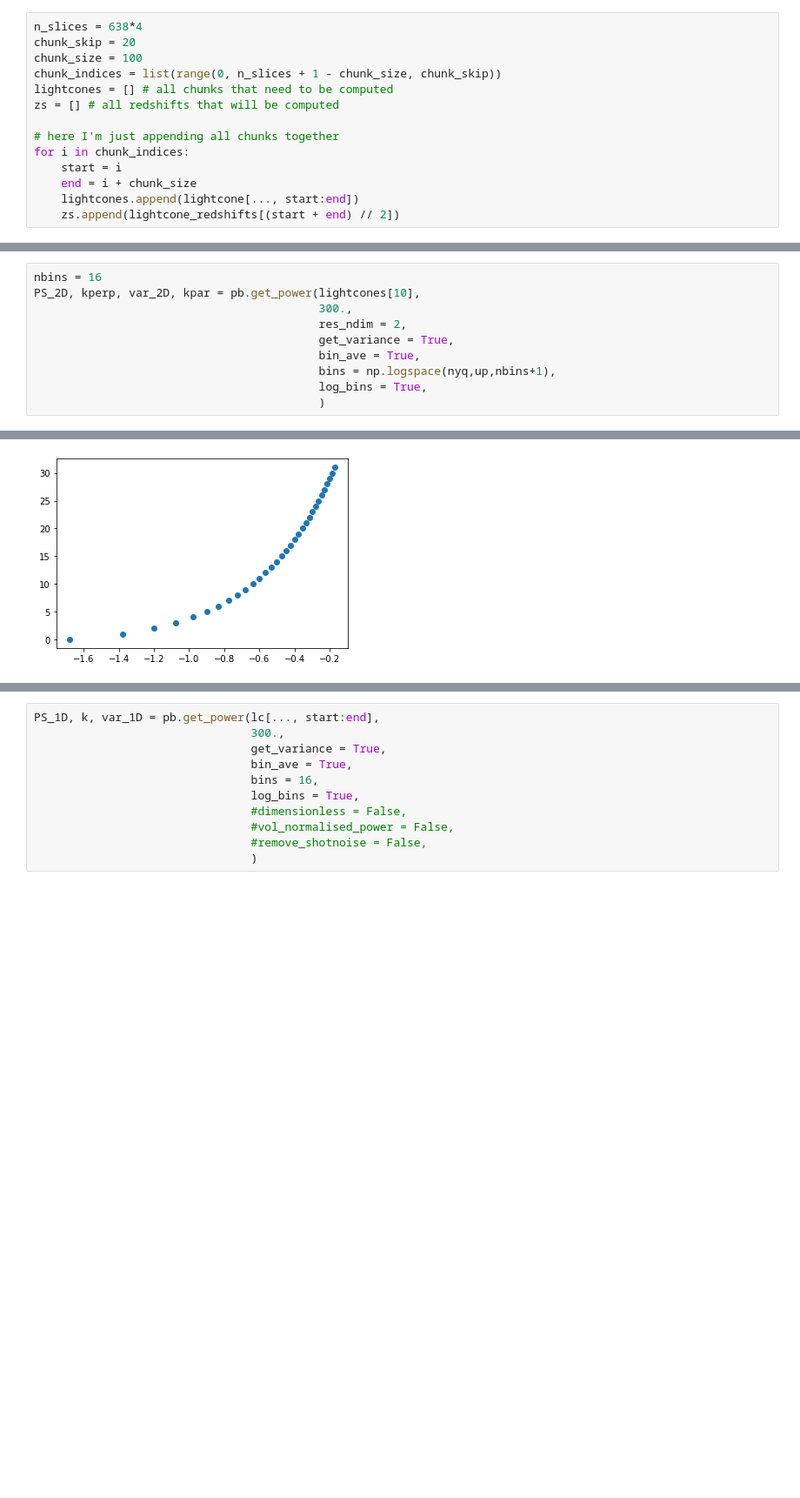
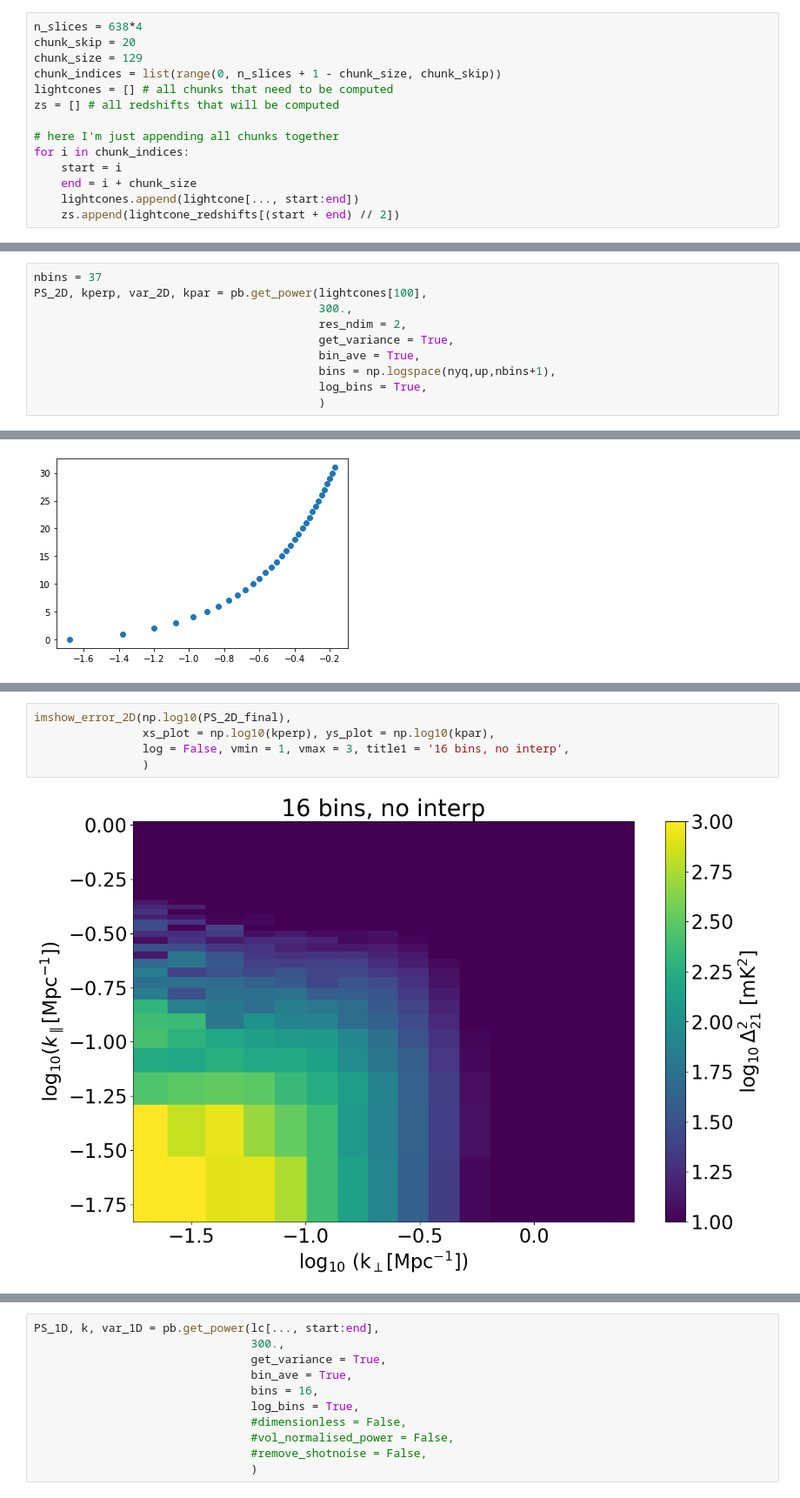
Before and after one commit to DanielaBreitman/21cmPSDenoiser, a Jupyter notebook: CV_PS_database.ipynb, the cells around one changed output, grey strips where cells are left out. Shown at 87% size. Cells and saved outputs as stored; diff of their text form; blank space fills up the shorter version.

Commit message:
Training without interpolation and without log sort of works

```diff
--- a/CV_PS_database.ipynb
+++ b/CV_PS_database.ipynb
@@ -450,7 +433,7 @@ lightcone_redshifts[1260]
 # %%
 n_slices = 638*4
 chunk_skip = 20
-chunk_size = 100
+chunk_size = 129
 chunk_indices = list(range(0, n_slices + 1 - chunk_size, chunk_skip))
 lightcones = [] # all chunks that need to be computed
 zs = [] # all redshifts that will be computed
@@ -496,6 +479,6 @@ np.array(lightcones).shape
 # %%
-nbins = 16
-PS_2D, kperp, var_2D, kpar = pb.get_power(lightcones[10],
+nbins = 37
+PS_2D, kperp, var_2D, kpar = pb.get_power(lightcones[100],
                                           300.,
                                           res_ndim = 2,
                                           get_variance = True,
@@ -640,0 +656,7 @@ plt.show()
+# %%
+imshow_error_2D(np.log10(PS_2D_final),
+                xs_plot = np.log10(kperp), ys_plot = np.log10(kpar),
+                log = False, vmin = 1, vmax = 3, title1 = '16 bins, no interp',
+                )
+# %% [output]
+[figure, added]
```
Also changed, not shown: parts of 20 cells of this notebook, 1 other file.
